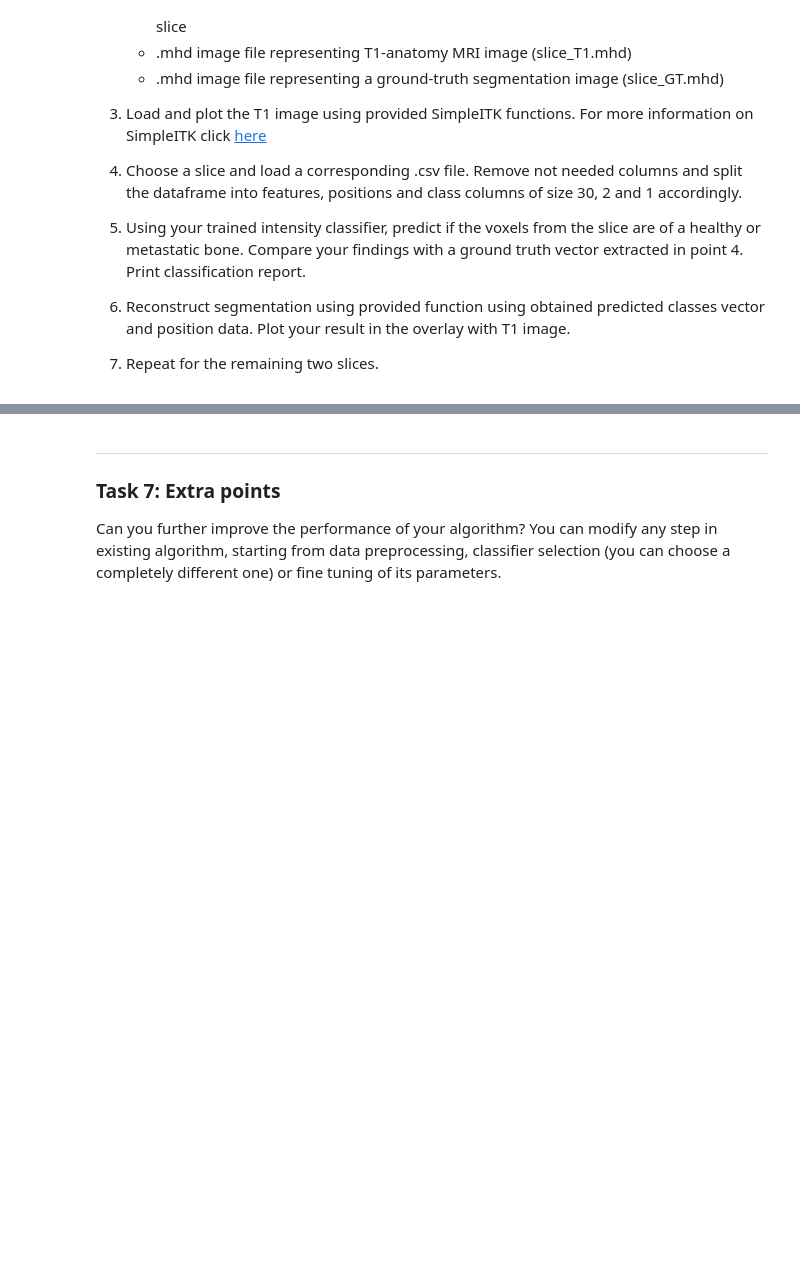
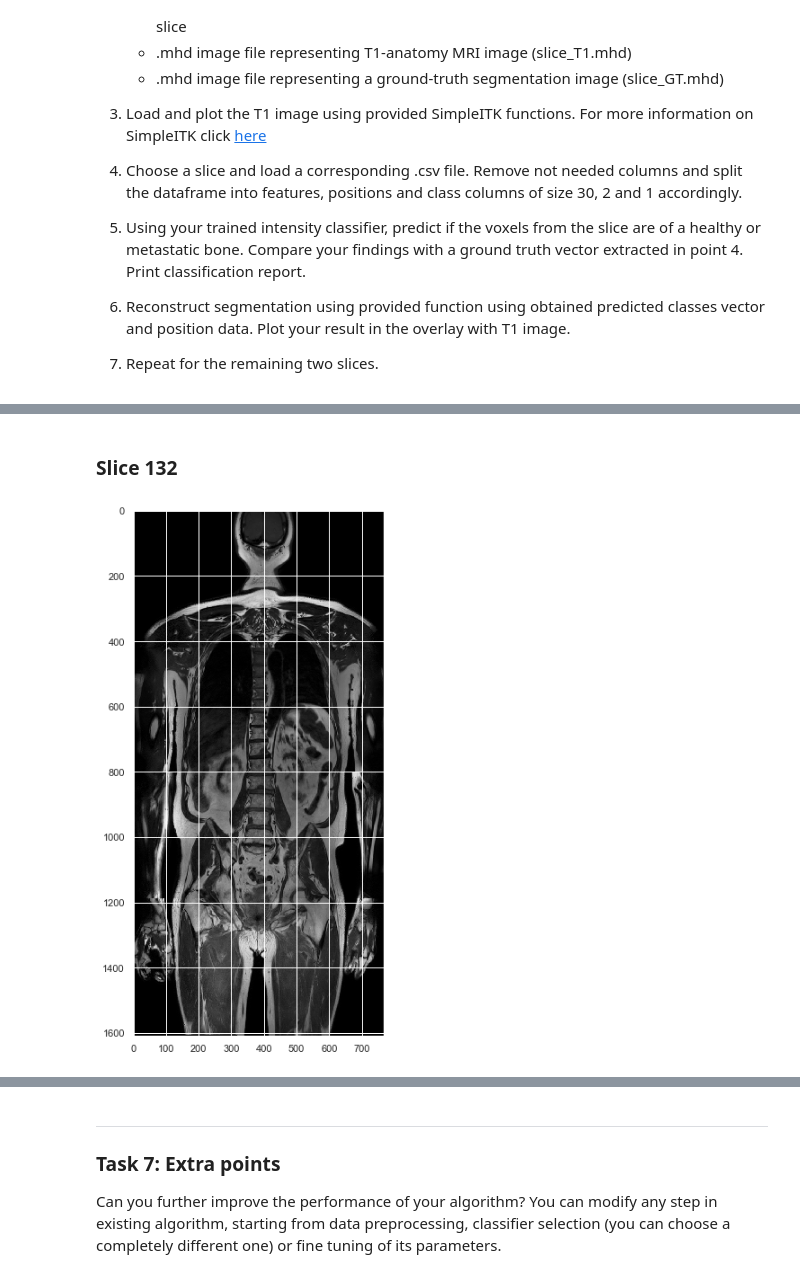
Before and after one commit to nik1168/clinical-decision-support-systems-exercises, a Jupyter notebook: WPO3/WPO3.ipynb, the cells around one changed output, grey strips where cells are left out. Drawn from its saved outputs; the diff is of its cells as text; code cells hidden in the pictures; blank space fills up the shorter version.

```diff
--- a/WPO3/WPO3.ipynb
+++ b/WPO3/WPO3.ipynb
@@ -504,0 +632,8 @@ def reconstruct_segmentation_image(predicted, positions, slice_filename):
+# %% [markdown]
+### Slice 132
+# %%
+image_path = test_path+slices[1]+"/slice_T1.mhd"
+image = loadImage(image_path)
+showImage(image)
+# %% [output]
+[figure, added]
```
Also changed, not shown: parts of 40 cells of this notebook.
